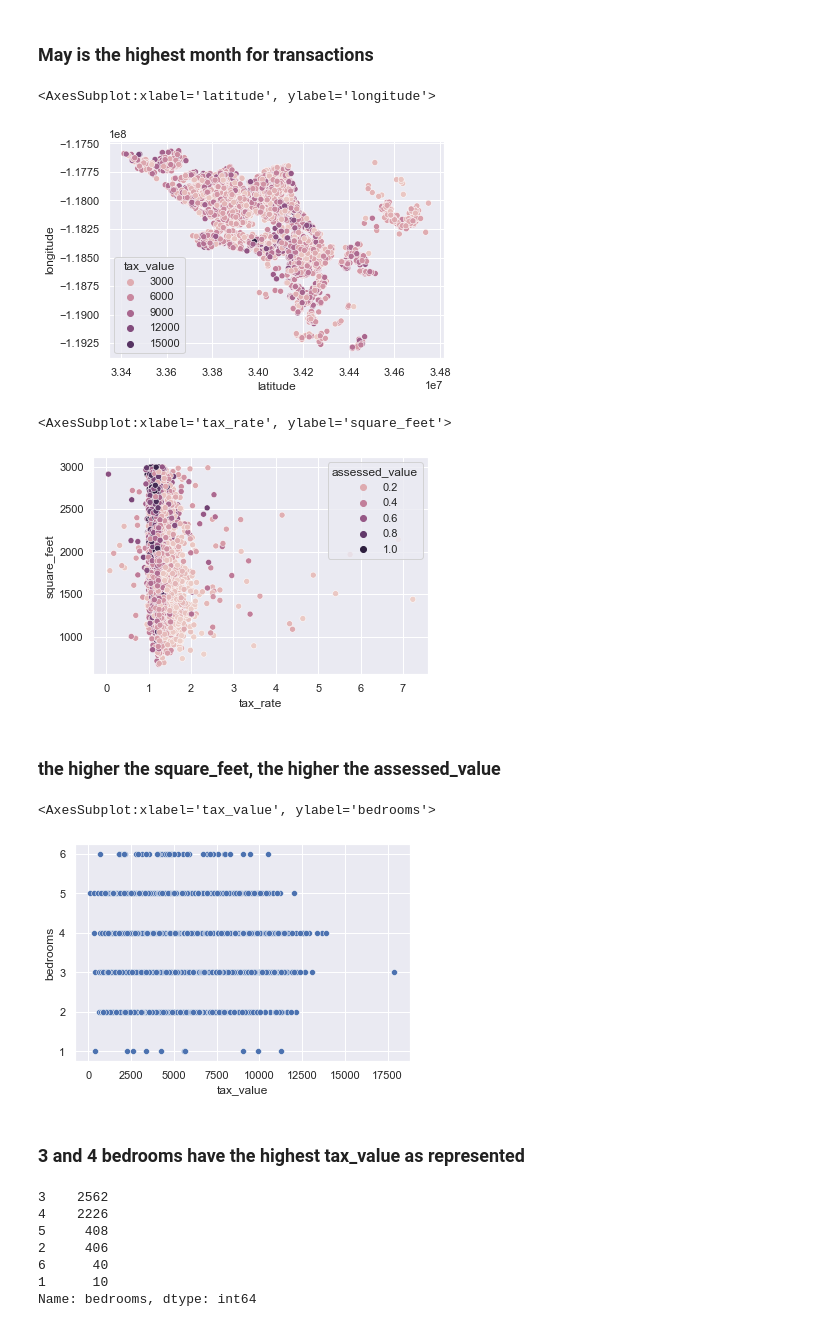
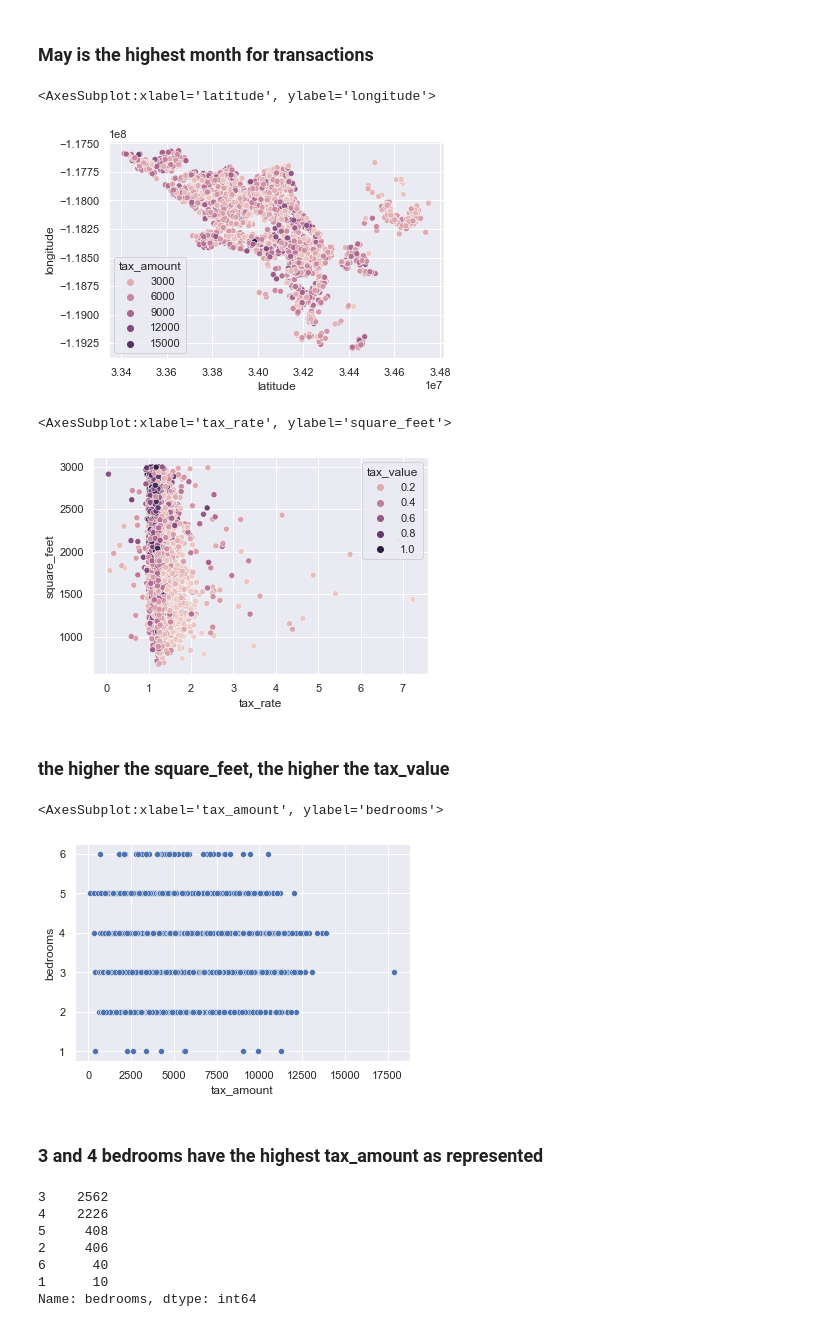
Before and after one commit to raycerna/zillow-regression-project, a Jupyter notebook: explore.ipynb, the cells around one changed output. Saved outputs shown, nothing was run; the diff lists cells and outputs as text; code cells hidden in the pictures.

```diff
--- a/explore.ipynb
+++ b/explore.ipynb
@@ -187,24 +181,25 @@ Name: transaction_month, dtype: int64
 # %% [markdown]
 ### May is the highest month for transactions
 # %%
-sns.scatterplot(x=train.latitude , y=train.longitude, hue=train.tax_value)
+# Plots lats/longs by tax amount
+sns.scatterplot(x=train.latitude , y=train.longitude, hue=train.tax_amount)
 # %% [output]
 <AxesSubplot:xlabel='latitude', ylabel='longitude'>
-[figure, old version]
+[figure, new version]
 # %%
-sns.scatterplot(x=train.tax_rate , y=train.square_feet, hue=train.assessed_value)
+sns.scatterplot(x=train.tax_rate , y=train.square_feet, hue=train.tax_value)
 # %% [output]
 <AxesSubplot:xlabel='tax_rate', ylabel='square_feet'>
-[figure, old version]
+[figure, new version]
 # %% [markdown]
-### the higher the square_feet, the higher the assessed_value
+### the higher the square_feet, the higher the tax_value
 # %%
-sns.scatterplot(x=train.tax_value , y=train.bedrooms)
+sns.scatterplot(x=train.tax_amount , y=train.bedrooms)
 # %% [output]
-<AxesSubplot:xlabel='tax_value', ylabel='bedrooms'>
+<AxesSubplot:xlabel='tax_amount', ylabel='bedrooms'>
-[figure, old version]
+[figure, new version]
 # %% [markdown]
-### 3 and 4 bedrooms have the highest tax_value as represented
+### 3 and 4 bedrooms have the highest tax_amount as represented
 # %%
 train.bedrooms.value_counts()
 # %% [output]
```
Also changed, not shown: parts of 56 cells of this notebook.
